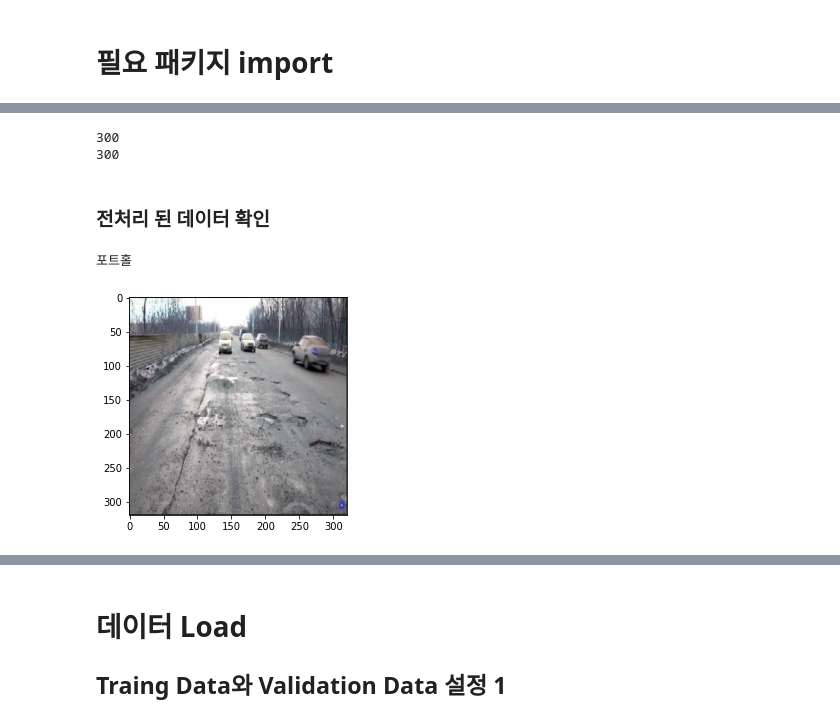
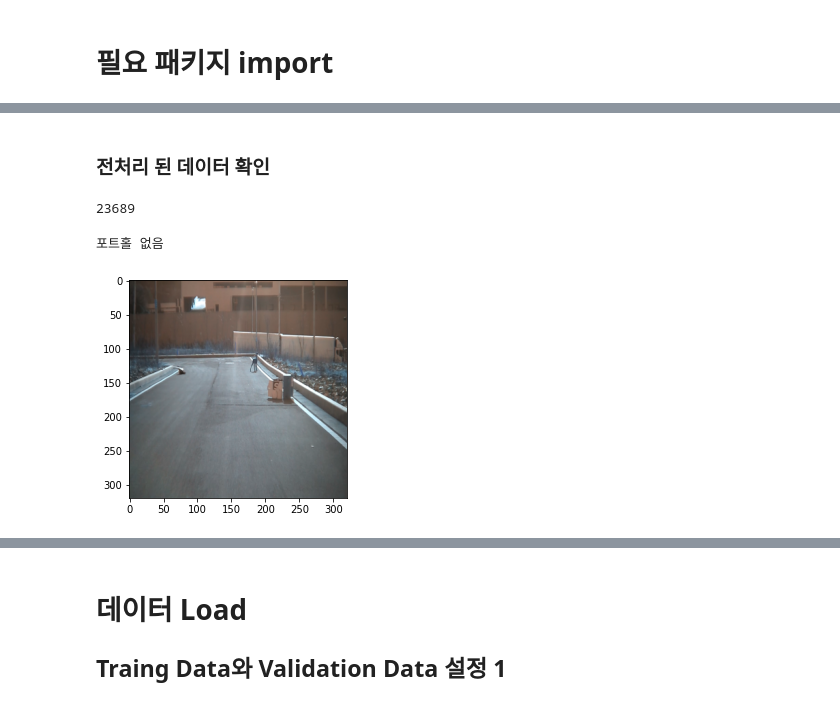
Before and after one commit to JoSangYeon/PotHole_Detection_Project, a Jupyter notebook: Pre-Processing.ipynb, the cells around one changed output, grey strips where cells are left out. Drawn from its saved outputs; the diff is of its cells as text; code cells hidden in the pictures.

```diff
--- a/Pre-Processing.ipynb
+++ b/Pre-Processing.ipynb
@@ -153,6 +135,0 @@ pd.DataFrame(file_summary)
-# %%
-print(len(file_summary["label"]))
-print(len(stone_valid)+len(pothole_valid)+len(filled_valid)-3)
-# %% [output]
-300
-300
@@ -162,15 +136,21 @@ file_label.to_csv('Validation_datasets_labels.csv', index=False)
 # %% [markdown]
 ### 전처리 된 데이터 확인
+# %%
+import os
+
+file_list = os.listdir("datasets")
+len(file_list)
+# %% [output]
+23689
 # %%
 classes_names = ["포트홀 없음", "포트홀", "보수 완료된 포트홀"]
-train_data = pd.read_csv("Train_datasets_labels.csv")
-validation_data = pd.read_csv("Validation_datasets_labels.csv")
+data = pd.read_csv("datasets_labels.csv")
 
-id = 10151
-src = cv2.imread(train_data["file_path"][id], cv2.IMREAD_COLOR)
-print(classes_names[train_data["label"][id]])
+id = 9251
+src = cv2.imread(data["file_path"][id], cv2.IMREAD_COLOR)
+print(classes_names[data["label"][id]])
 plt.imshow(src)
 plt.show()
 # %% [output]
-포트홀
+포트홀 없음
-[figure, old version]
+[figure, new version]
```
Also changed, not shown: parts of 18 cells of this notebook, 1 other file.
